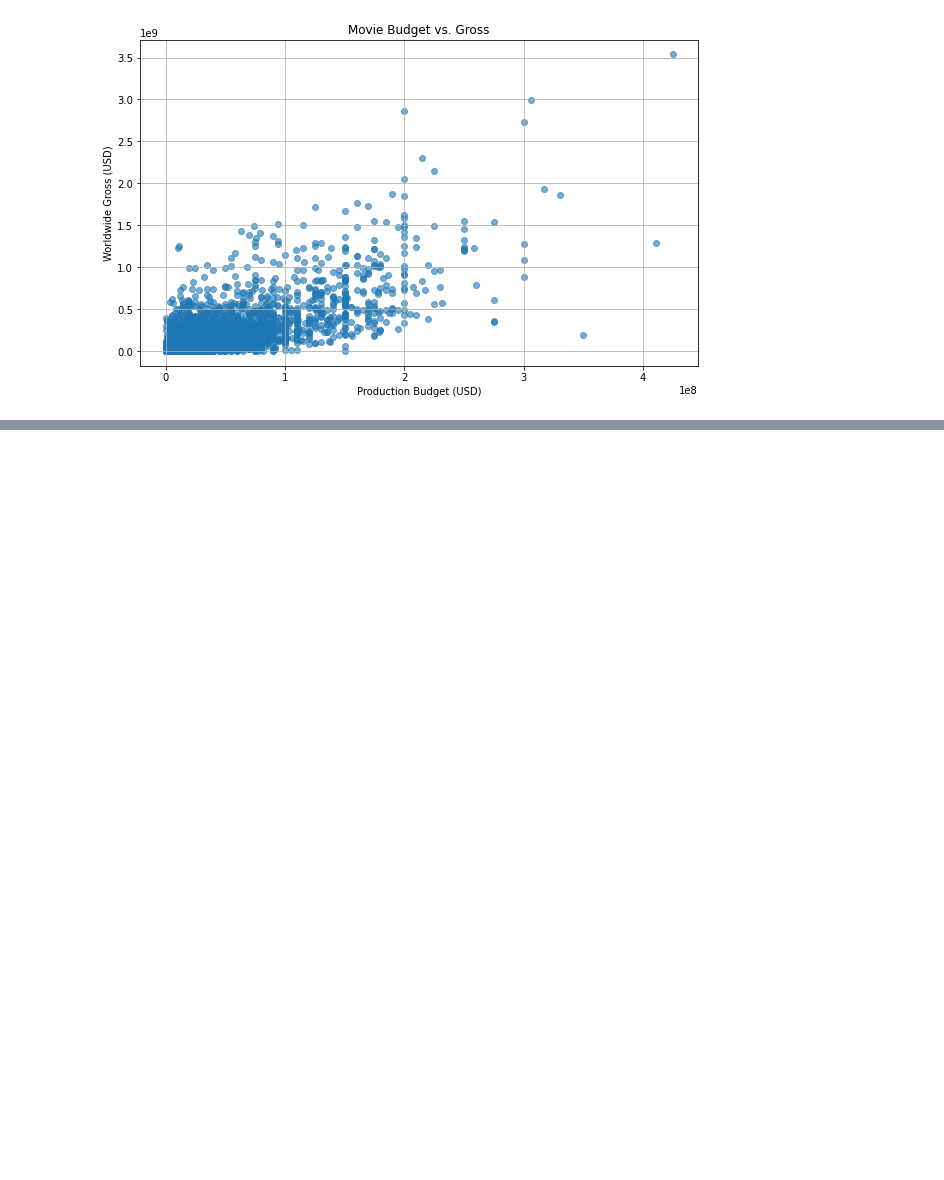
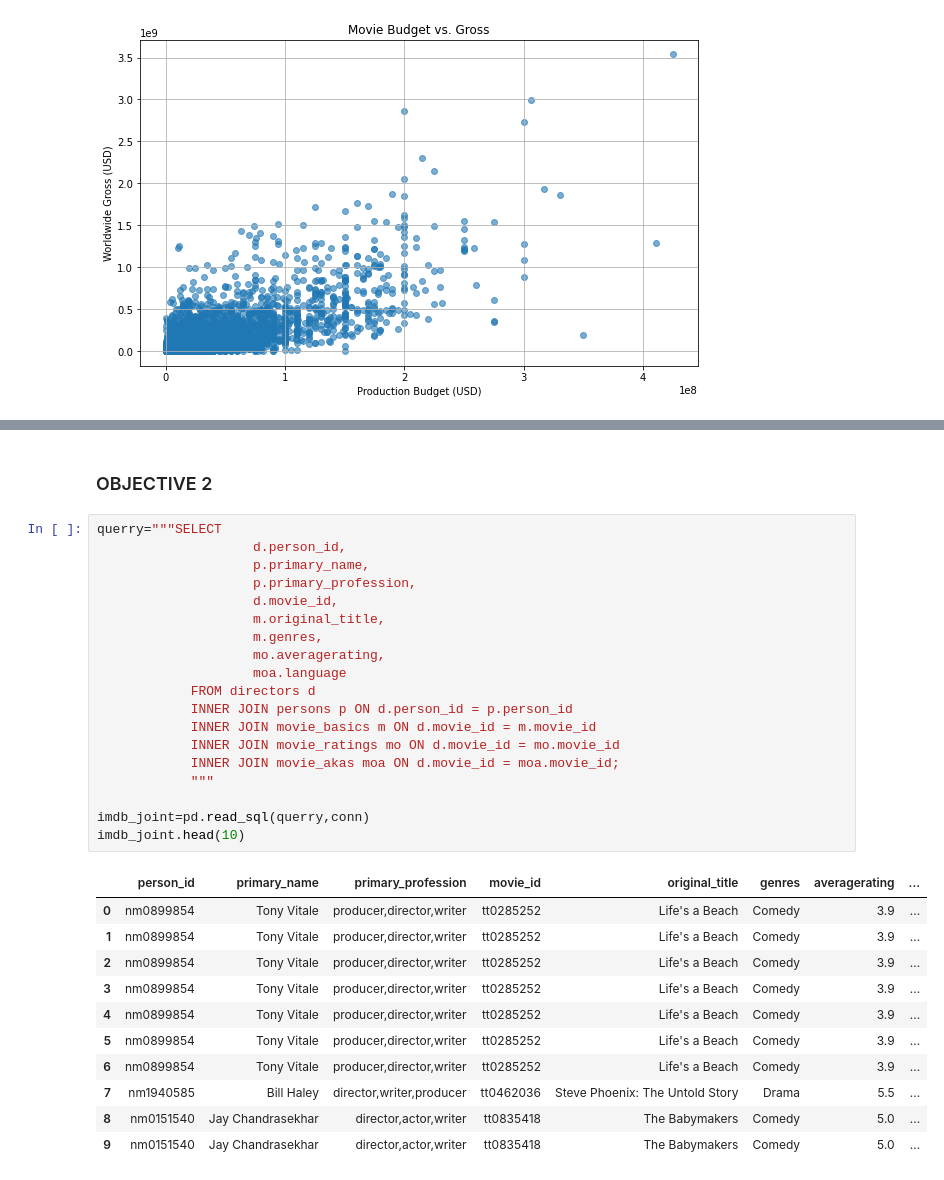
Before and after one commit to Christine-Muhoro/movie_group_project, a Jupyter notebook: notebooks/kuria.ipynb, the cells around one changed output, grey strips where cells are left out. Cells and saved outputs as stored; diff of their text form; blank space fills up the shorter version.

Commit message:
tried tackling the second objective

```diff
--- a/notebooks/kuria.ipynb
+++ b/notebooks/kuria.ipynb
@@ -520,0 +535,33 @@ plt.show()
+# %% [markdown]
+### OBJECTIVE 2
+# %%
+querry="""SELECT
+                    d.person_id,
+                    p.primary_name,
+                    p.primary_profession,
+                    d.movie_id,
+                    m.original_title,
+                    m.genres,
+                    mo.averagerating,
+                    moa.language
+            FROM directors d
+            INNER JOIN persons p ON d.person_id = p.person_id
+            INNER JOIN movie_basics m ON d.movie_id = m.movie_id
+            INNER JOIN movie_ratings mo ON d.movie_id = mo.movie_id
+            INNER JOIN movie_akas moa ON d.movie_id = moa.movie_id;
+            """
+
+imdb_joint=pd.read_sql(querry,conn)
+imdb_joint.head(10)
+# %% [output]
+|  | person_id | primary_name | primary_profession | movie_id | original_title | genres | averagerating | ... |
+| 0 | nm0899854 | Tony Vitale | producer,director,writer | tt0285252 | Life's a Beach | Comedy | 3.9 | ... |
+| 1 | nm0899854 | Tony Vitale | producer,director,writer | tt0285252 | Life's a Beach | Comedy | 3.9 | ... |
+| 2 | nm0899854 | Tony Vitale | producer,director,writer | tt0285252 | Life's a Beach | Comedy | 3.9 | ... |
+| 3 | nm0899854 | Tony Vitale | producer,director,writer | tt0285252 | Life's a Beach | Comedy | 3.9 | ... |
+| 4 | nm0899854 | Tony Vitale | producer,director,writer | tt0285252 | Life's a Beach | Comedy | 3.9 | ... |
+| 5 | nm0899854 | Tony Vitale | producer,director,writer | tt0285252 | Life's a Beach | Comedy | 3.9 | ... |
+| 6 | nm0899854 | Tony Vitale | producer,director,writer | tt0285252 | Life's a Beach | Comedy | 3.9 | ... |
+| 7 | nm1940585 | Bill Haley | director,writer,producer | tt0462036 | Steve Phoenix: The Untold Story | Drama | 5.5 | ... |
+| 8 | nm0151540 | Jay Chandrasekhar | director,actor,writer | tt0835418 | The Babymakers | Comedy | 5.0 | ... |
+| 9 | nm0151540 | Jay Chandrasekhar | director,actor,writer | tt0835418 | The Babymakers | Comedy | 5.0 | ... |
```
Also changed, not shown: parts of 20 cells of this notebook.
